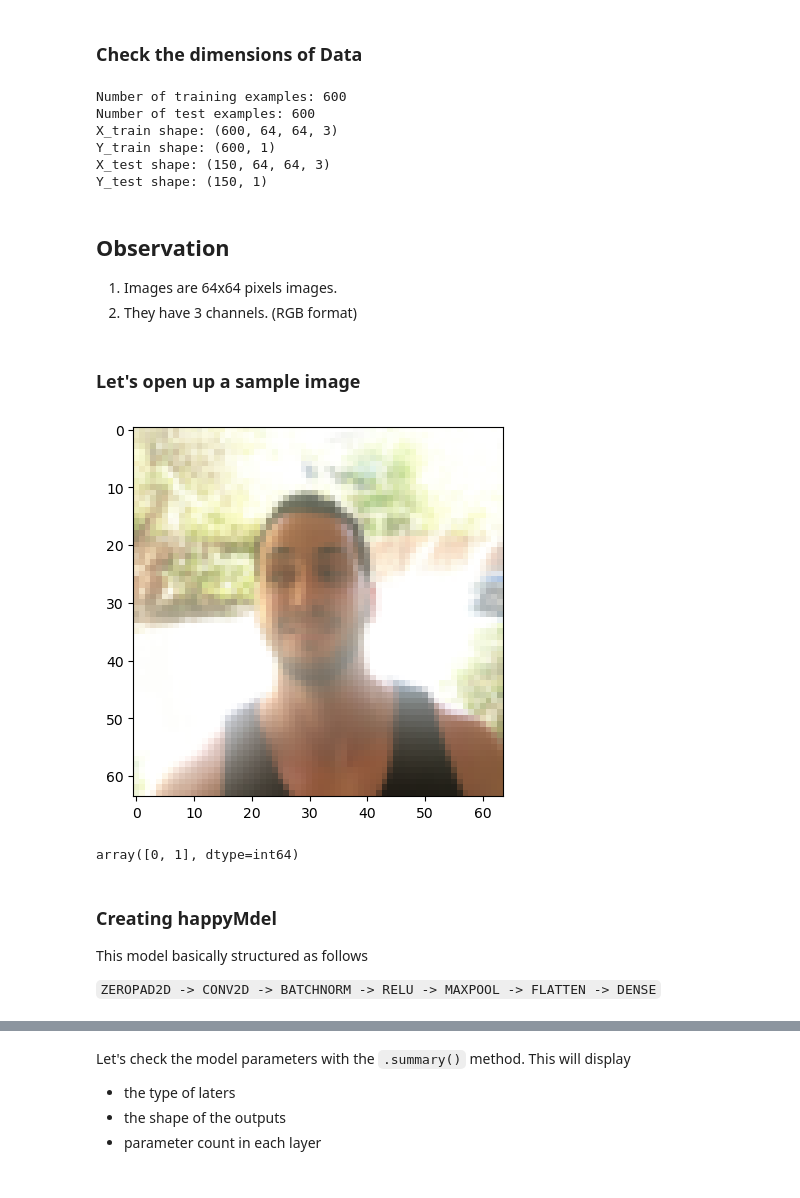
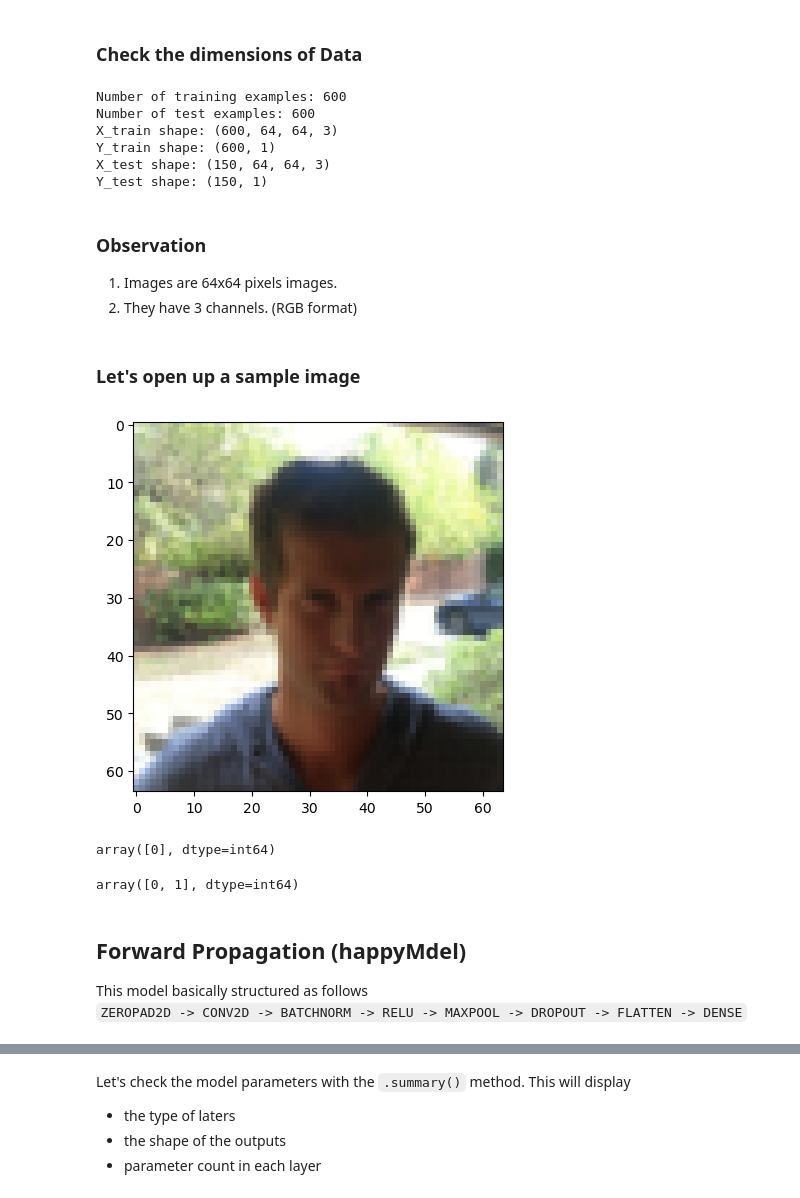
Before and after one commit to tharangachaminda/cnn_mood_classifier, a Jupyter notebook: Mood_Classifier.ipynb, the cells around one changed output, grey strips where cells are left out. Cells and saved outputs as stored; diff of their text form; code cells hidden in the pictures.

```diff
--- a/Mood_Classifier.ipynb
+++ b/Mood_Classifier.ipynb
@@ -43,7 +99,8 @@ X_test = X_test_orig/255.
 Y_train = Y_train_orig.T
 Y_test = Y_test_orig.T
 # %% [markdown]
-<h3 id="check_dimensions">Check the dimensions of Data</h3>
+<a id="check_dimensions"></a>
+<h3>Check the dimensions of Data</h3>
 # %%
 X_train_shape = X_train.shape
 Y_train_shape = Y_train.shape
@@ -62,24 +119,29 @@ Y_train shape: (600, 1)
 X_test shape: (150, 64, 64, 3)
 Y_test shape: (150, 1)
 # %% [markdown]
-## Observation
+### Observation
 1. Images are 64x64 pixels images.
 2. They have 3 channels. (RGB format)
 # %% [markdown]
 ### Let's open up a sample image
 # %%
-index = 100
+index = 11
 plt.imshow(X_train[index])
 plt.show()
 # %% [output]
-[figure, old version]
+[figure, new version]
+# %%
+Y_train[index]
+# %% [output]
+array([0], dtype=int64)
 # %%
 classes
 # %% [output]
 array([0, 1], dtype=int64)
 # %% [markdown]
-### Creating happyMdel
+<a id="forward_prop"></a>
+<h2>Forward Propagation (happyMdel)</h2>
 This model basically structured as follows
 
-`ZEROPAD2D -> CONV2D -> BATCHNORM -> RELU -> MAXPOOL -> FLATTEN -> DENSE`
+`ZEROPAD2D -> CONV2D -> BATCHNORM -> RELU -> MAXPOOL -> DROPOUT -> FLATTEN -> DENSE`
 # %%
```
Also changed, not shown: parts of 17 cells of this notebook, 18 other files.
